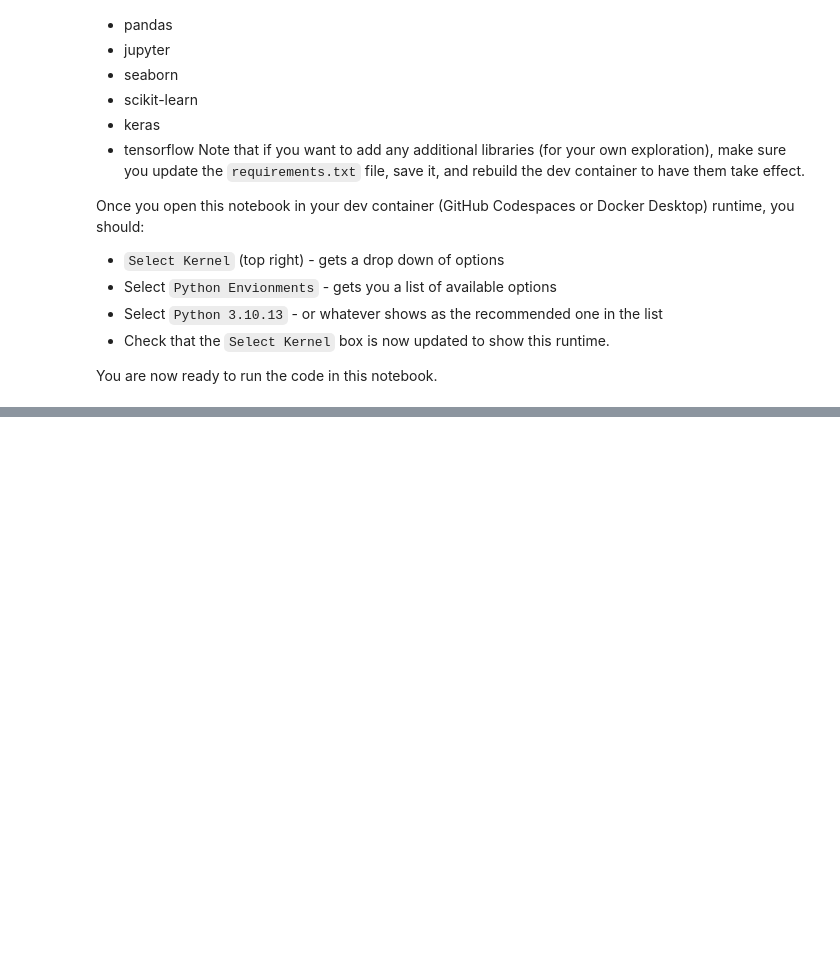
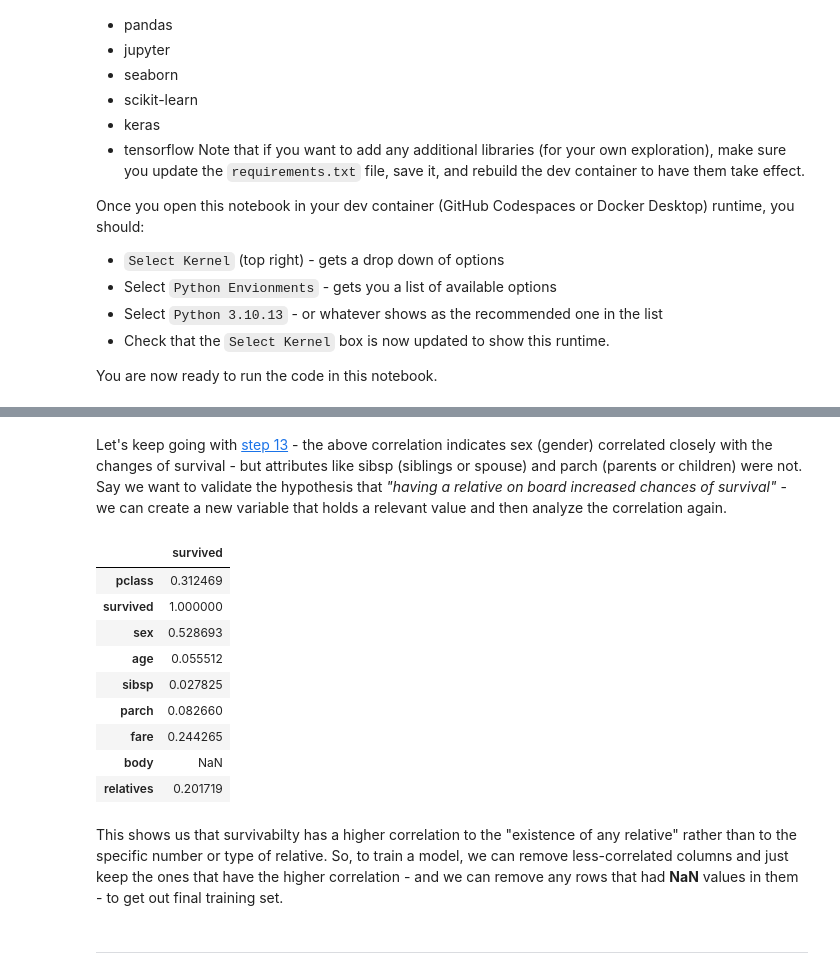
Before and after one commit to nitya/pydata-analysis-workshop, a Jupyter notebook: 4-vscode/1-data-science-tutorial.ipynb, the cells around one changed output, grey strips where cells are left out. Drawn from its saved outputs; the diff is of its cells as text; code cells hidden in the pictures; blank space fills up the shorter version.

```diff
--- a/4-vscode/1-data-science-tutorial.ipynb
+++ b/4-vscode/1-data-science-tutorial.ipynb
@@ -62,0 +131,6 @@ df.head()
+# %%
+# (Step 11) Map string variables to numbers for the gender attribute
+df.replace({'male': 1, 'female': 0}, inplace=True)
+
+## Now analyze correlation between all passenger attributes and their surival status
+df.corr(numeric_only=True).abs()[["survived"]]
@@ -62,0 +147,20 @@ df.head()
+# %% [markdown]
+Let's keep going with [step 13](https://code.visualstudio.com/docs/datascience/data-science-tutorial#_prepare-the-data) - the above correlation indicates sex (gender) correlated closely with the changes of survival - but attributes like sibsp (siblings or spouse) and parch (parents or children) were not. Say we want to validate the hypothesis that _"having a relative on board increased chances of survival"_ - we can create a new variable that holds a relevant value and then analyze the correlation again.
+# %%
+# Create a new column that has a boolean (yes/no) value for whether the passenger had any relatives on board
+# computed based on whether they had siblings, spouses, parents, or children on board.
+df['relatives'] = df.apply (lambda row: int((row['sibsp'] + row['parch']) > 0), axis=1)
+df.corr(numeric_only=True).abs()[["survived"]]
+# %% [output]
+|  | survived |
+| pclass | 0.312469 |
+| survived | 1.000000 |
+| sex | 0.528693 |
+| age | 0.055512 |
+| sibsp | 0.027825 |
+| parch | 0.082660 |
+| fare | 0.244265 |
+| body | NaN |
+| relatives | 0.201719 |
+# %% [markdown]
+This shows us that survivabilty has a higher correlation to the "existence of any relative" rather than to the specific number or type of relative. So, to train a model, we can remove less-correlated columns and just keep the ones that have the higher correlation - and we can remove any rows that had **NaN** values in them - to get out final training set.
@@ -62,0 +172,2 @@ df.head()
+# %% [markdown]
+---
```
Also changed, not shown: parts of 10 cells of this notebook, 8 other files.
